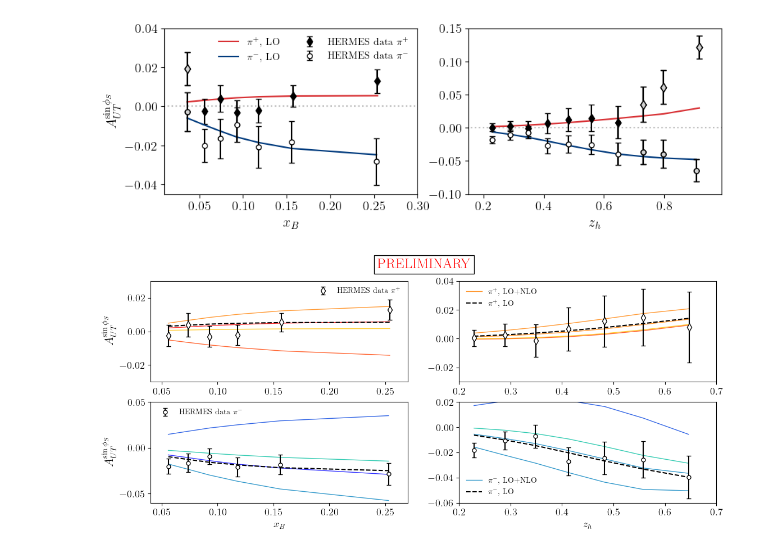
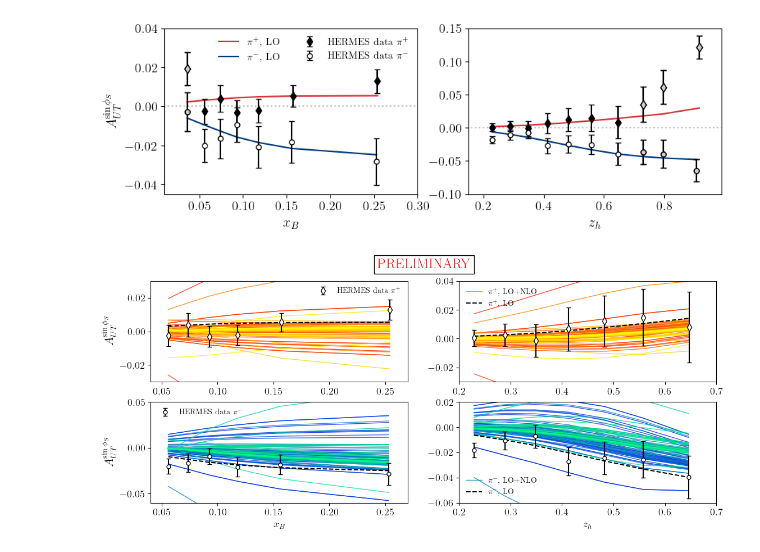
Before and after one commit to diegoscantam/sidis-NLO-twist3, a Jupyter notebook: code/plotC.ipynb, the cells around one changed output. Saved outputs shown, nothing was run; the diff lists cells and outputs as text; code cells hidden in the pictures.

```diff
--- a/code/plotC.ipynb
+++ b/code/plotC.ipynb
@@ -543,7 +546,7 @@ plt.show()
 [figure]
 # %%
 N_start = 1
-N_scenario = 5
+N_scenario = 100
 
 dfxpNLO= list()
 dfxmNLO= list()
@@ -591,7 +594,7 @@ fig.subplots_adjust(top=.9)
 
 for k in range(0,N_scenario-1):
     axs[0,0].plot(dfxpNLO[k][0], dfxpNLO[k][5], color =cm_red(k/N_scenario),linestyle='solid',linewidth=1,alpha=0.8)
-axs[0,0].plot(dfxp[0], dfxp[5], color='k',linestyle='dashed')
+axs[0,0].plot(dfxp[0], dfxp[4], color='k',linestyle='dashed')
 axs[0,0].errorbar(meas_xp_x,meas_xp_value,meas_xp_dvalue, linestyle='none',fmt='d',mfc='w',mec='k',ecolor='k',ms=7, capsize=3, label='HERMES data $\\pi^+$')
 
 for k in range(0,N_scenario -1):
@@ -618,34 +621,34 @@ axs[1,1].plot(dfzm[2], dfzm[5], color='k',label='$\\pi^-$, LO',linestyle='dashed
 axs[1,1].errorbar(meas_zm_z,meas_zm_value,meas_zm_dvalue, linestyle='none',fmt='o',mfc='w',mec='k',ecolor='k',ms=5, capsize=3)
 
 axs[0,0].set_xlim(0.04 ,0.27)
 axs[0,0].set_ylim(-0.03,0.03)
 axs[1,0].set_xlim(0.04 ,0.27)
 axs[1,0].set_ylim(-0.06,0.05)
 axs[0,1].set_xlim(0.2 ,.7)
 axs[0,1].set_ylim(-0.03,0.04)
 axs[1,1].set_xlim(0.2 ,.7)
 axs[1,1].set_ylim(-0.06,0.02)
 
 axs[0,0].tick_params(axis='both', which='major', labelsize=fs)
 axs[1,0].tick_params(axis='both', which='major', labelsize=fs)
 
 axs[0,1].tick_params(axis='both', which='major', labelsize=fs)
 axs[1,1].tick_params(axis='both', which='major', labelsize=fs)
 
 axs[1,1].set_xlabel('$z_h$', fontsize=fs)
 
 axs[1,0].set_xlabel('$x_B$', fontsize=fs)
 
 axs[0,0].legend(fancybox= True, framealpha=0., loc='best', fontsize = fs-3, ncol=1)
 axs[1,0].legend(fancybox= True, framealpha=0., loc='best', fontsize = fs-3, ncol=1)
 axs[0,1].legend(fancybox= True, framealpha=0., loc='best', fontsize = fs-3, ncol=1)
 axs[1,1].legend(fancybox= True, framealpha=0., loc='best', fontsize = fs-3, ncol=1)
 
 
 plt.savefig('./out/HERMES_A_UT_NLO.pdf', dpi=300, bbox_inches='tight')
 plt.show()
 # %% [output]
-[figure, old version]
+[figure, new version]
 # %%
 ids = [1,2,3]
 
```
Also changed, not shown: parts of 3 cells of this notebook, 7 other files.
